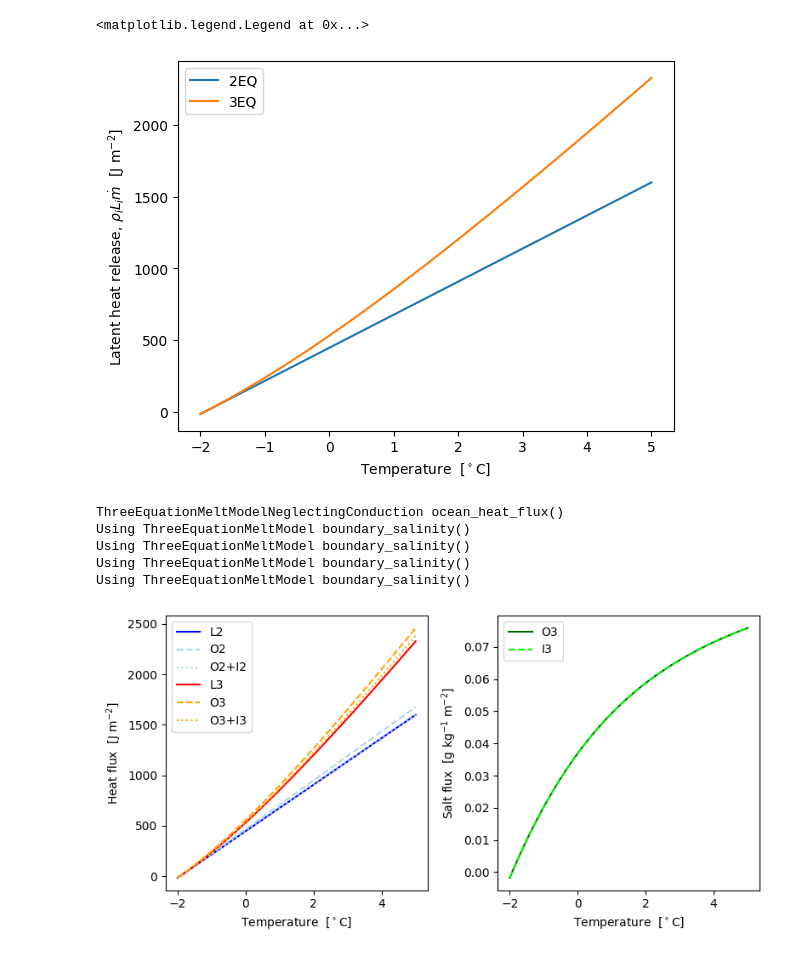
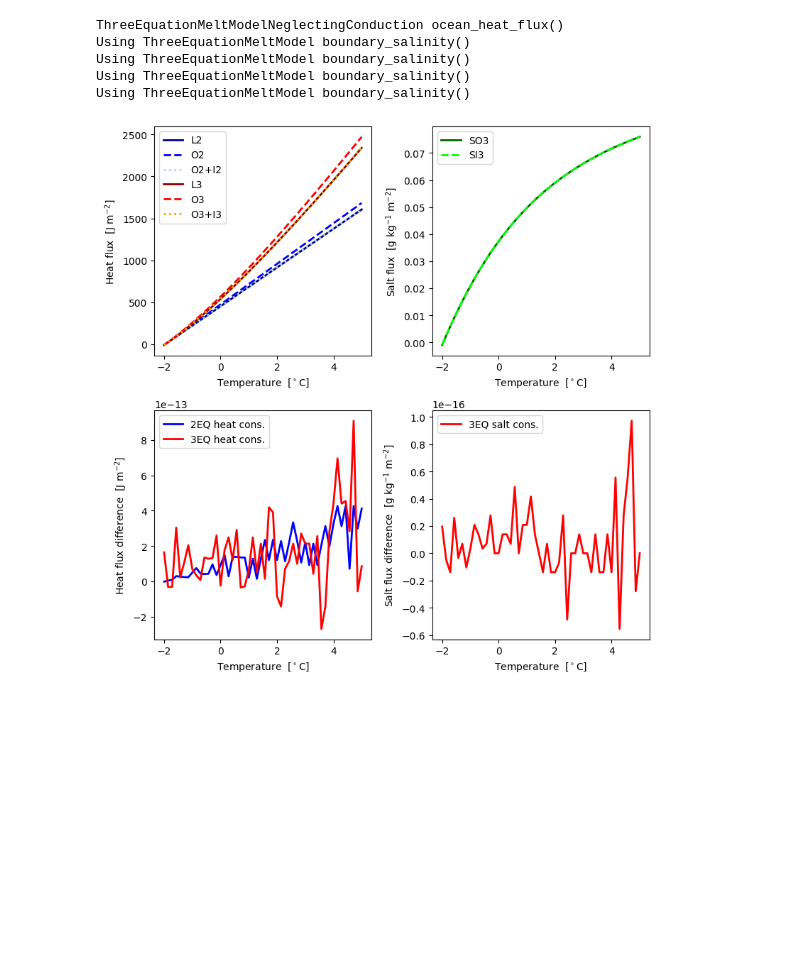
Before and after one commit to oscarjtg/ice-melt-models, a Jupyter notebook: examples/budgets.ipynb, the cells around one changed output. Saved outputs shown, nothing was run; the diff lists cells and outputs as text; code cells hidden in the pictures; blank space fills up the shorter version.

Commit message:
heat and salt flux calculations

```diff
--- a/examples/budgets.ipynb
+++ b/examples/budgets.ipynb
@@ -6,56 +29,66 @@ from icemeltmodels import TwoEquationMeltModel, ThreeEquationMeltModel
 U_ref = 0.1
 T = np.linspace(-2, 5)
 S_ref = 35.0
-p_ref = 100000.0
+p_ref = 500000.0
 # %%
 model2 = TwoEquationMeltModel()
 model3 = ThreeEquationMeltModel()
-# %%
-latent2 = model2.latent_heat_release(U_ref, T, S_ref, p_ref)
-latent3 = model3.latent_heat_release(U_ref, T, S_ref, p_ref)
-
-fig, ax = plt.subplots()
-ax.plot(T, latent2, label="2EQ")
-ax.plot(T, latent3, label="3EQ")
-ax.set_xlabel(r"Temperature  [$^\circ$C]")
-ax.set_ylabel(r"Latent heat release, $\rho_i L_i \dot{m}$  [J m$^{-2}$]")
-ax.legend()
-# %% [output]
-<matplotlib.legend.Legend at 0x...>
-[figure, removed]
 # %%
+# Latent heat release (rho_i * L_i * m_dot)
+latent2 = model2.latent_heat_release(U_ref, T, S_ref, p_ref)
+latent3 = model3.latent_heat_release(U_ref, T, S_ref, p_ref)
+
+# Ocean heat flux (rho_w * c_w * gamma * U * (T_w - T_b)
 ocean2 = model2.ocean_heat_flux(U_ref, T, S_ref, p_ref)
 ocean3 = model3.ocean_heat_flux(U_ref, T, S_ref, p_ref)
+
+# Ice heat flux (rho_i * c_i * (T_i - T_b) * m_dot)
 ice2 = model2.ice_heat_flux(U_ref, T, S_ref, p_ref)
 ice3 = model3.ice_heat_flux(U_ref, T, S_ref, p_ref)
 
-fig, (ax, ax2) = plt.subplots(1, 2, figsize=(8, 4))
-ax.plot(T, latent2, color="blue", ls="solid", label="L2")
-ax.plot(T, ocean2, color="lightblue", ls="dashed", label="O2")
-ax.plot(T, ocean2 + ice2, color="lightblue", ls="dotted", label="O2+I2")
+fig, ((ax, ax2), (ax3, ax4)) = plt.subplots(2, 2, figsize=(8, 8))
+lw=2
+# Plot the terms in the heat conservation equation.
+ax.plot(T, latent2, color="navy", ls="solid", lw=lw, label="L2")
+ax.plot(T, ocean2, color="blue", ls="dashed", lw=lw, label="O2")
+ax.plot(T, ocean2 + ice2, color="lightblue", ls="dotted", lw=lw, label="O2+I2")
 
-ax.plot(T, latent3, color="red", ls="solid", label="L3")
-ax.plot(T, ocean3, color="orange", ls="dashed", label="O3")
-ax.plot(T, ocean3 + ice2, color="orange", ls="dotted", label="O3+I3")
+ax.plot(T, latent3, color="darkred", ls="solid", lw=lw, label="L3")
+ax.plot(T, ocean3, color="red", ls="dashed", lw=lw, label="O3")
+ax.plot(T, ocean3 + ice3, color="orange", ls="dotted", lw=lw, label="O3+I3")
 
 ax.set_xlabel(r"Temperature  [$^\circ$C]")
 ax.set_ylabel(r"Heat flux  [J m$^{-2}$]")
 ax.legend()
 
+# Plot the difference between LHS and RHS of heat equation (should be zero)
+ax3.plot(T, latent2 - ocean2 - ice2, color="blue", lw=lw, label="2EQ heat cons.")
+ax3.plot(T, latent3 - ocean3 - ice3, color="red", lw=lw, label="3EQ heat cons.")
+ax3.set_xlabel(r"Temperature  [$^\circ$C]")
+ax3.set_ylabel(r"Heat flux difference  [J m$^{-2}$]")
+ax3.legend()
+
 oceansalt3 = model3.ocean_salt_flux(U_ref, T, S_ref, p_ref)
 icesalt3 = model3.ice_salt_flux(U_ref, T, S_ref, p_ref)
 
-ax2.plot(T, oceansalt3, color="darkgreen", ls="solid", label="O3")
-ax2.plot(T, icesalt3, color="lime", ls="dashed", label="I3")
+# Plot the salt conservation equation terms for the Three Equation Model
+ax2.plot(T, oceansalt3, color="darkgreen", ls="solid", lw=lw, label="SO3")
+ax2.plot(T, icesalt3, color="lime", ls="dashed", lw=lw, label="SI3")
 ax2.set_xlabel(r"Temperature  [$^\circ$C]")
 ax2.set_ylabel(r"Salt flux  [g kg$^{-1}$ m$^{-2}$]")
 ax2.legend()
 
+# Plot the difference between LHS and RHS of salt equation (should be zero)
+ax4.plot(T, oceansalt3 - icesalt3, color="red", lw=lw, label="3EQ salt cons.")
+ax4.set_xlabel(r"Temperature  [$^\circ$C]")
+ax4.set_ylabel(r"Salt flux difference  [g kg$^{-1}$ m$^{-2}$]")
+ax4.legend()
+
 plt.tight_layout()
 # %% [output]
 ThreeEquationMeltModelNeglectingConduction ocean_heat_flux()
 Using ThreeEquationMeltModel boundary_salinity()
 Using ThreeEquationMeltModel boundary_salinity()
 Using ThreeEquationMeltModel boundary_salinity()
 Using ThreeEquationMeltModel boundary_salinity()
-[figure, old version]
+[figure, new version]
```
Also changed, not shown: parts of 3 cells of this notebook, 1 other file.
